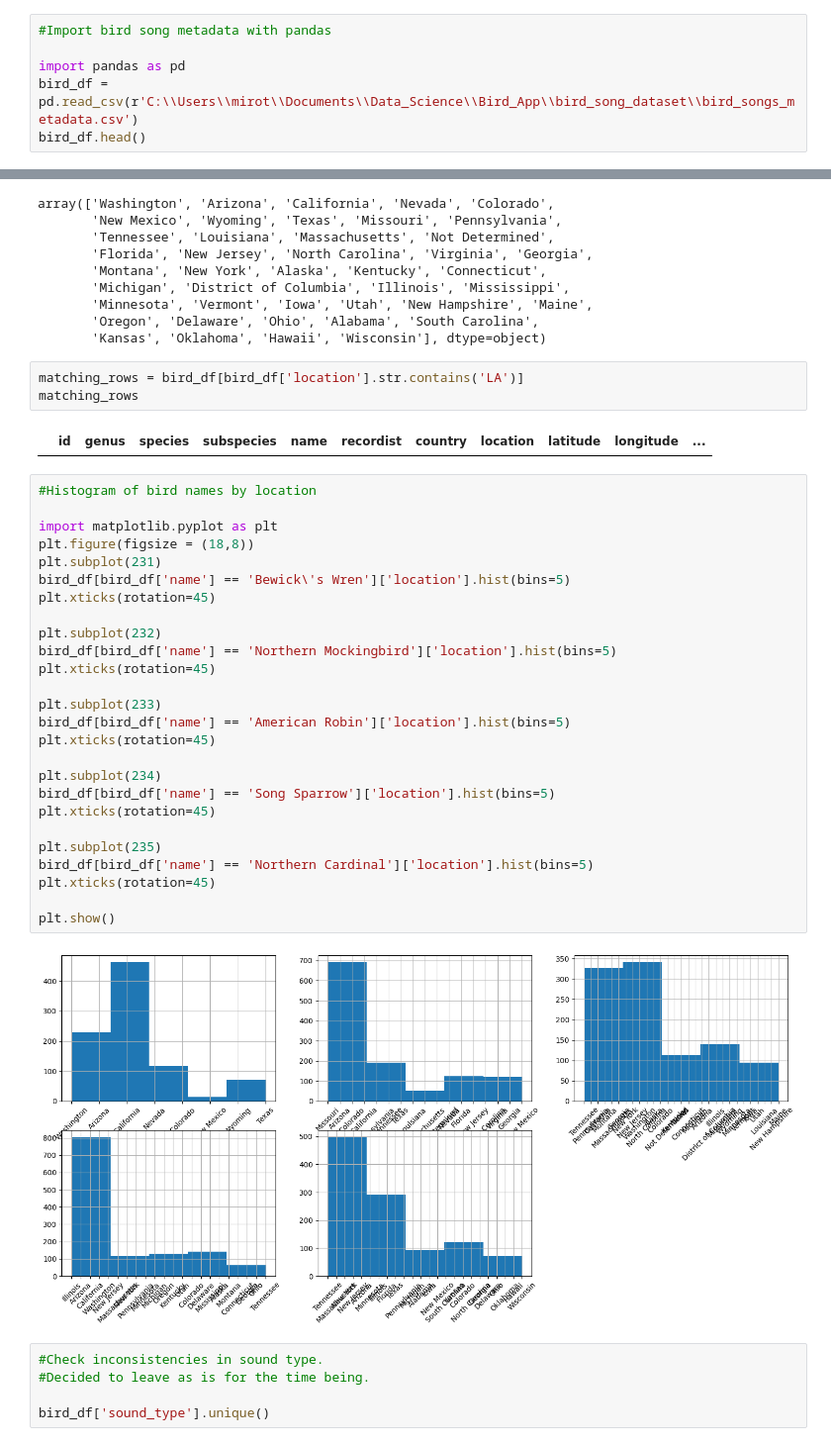
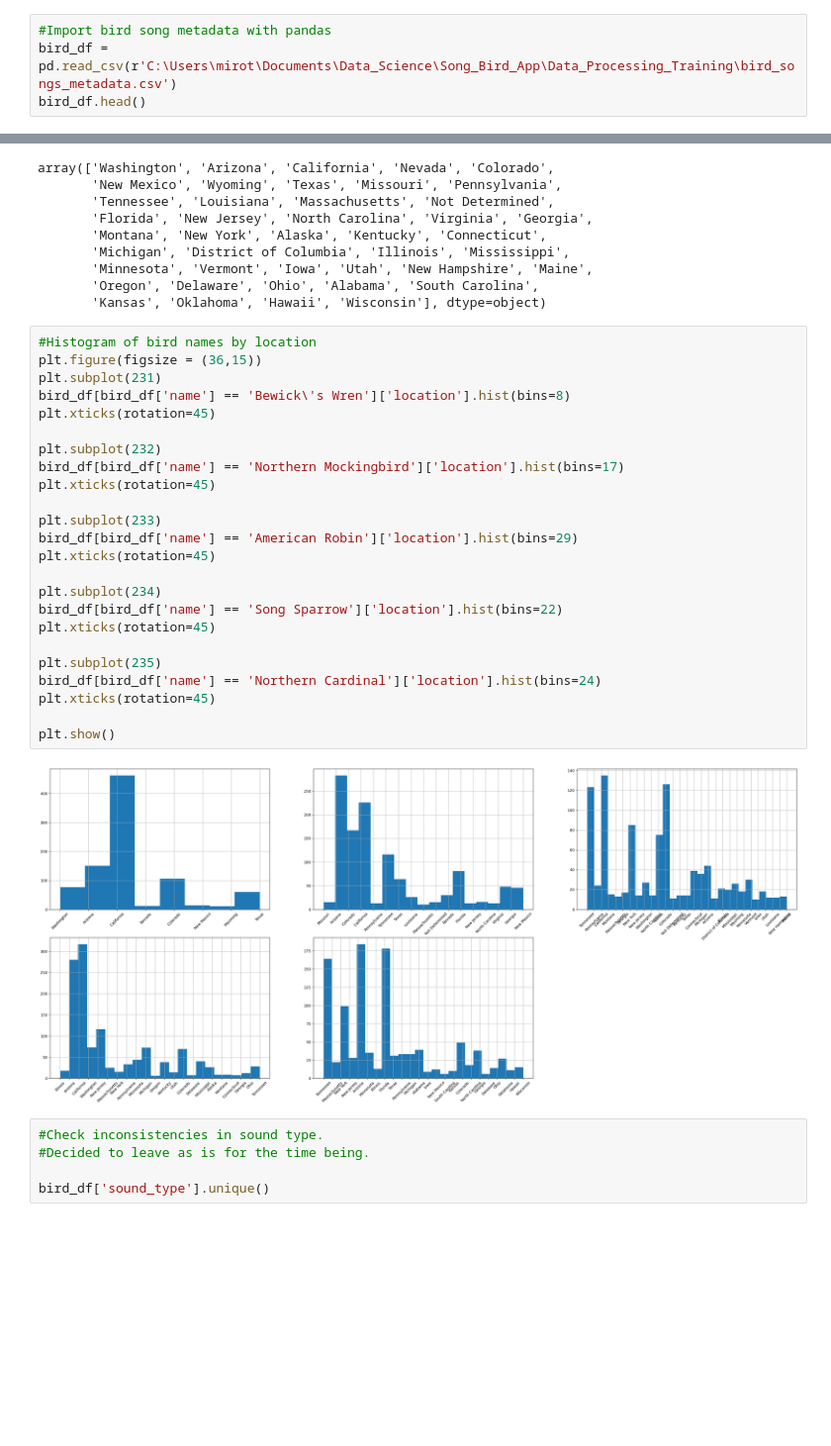
Before and after one commit to SantMiro/Song_Bird_App, a Jupyter notebook: Data_Processing_Training/Bird_Songs_Data_Processing.ipynb, the cells around one changed output, grey strips where cells are left out. Shown: that part at 99% size. Cells and saved outputs as stored; diff of their text form; blank space fills up the shorter version.

Commit message:
Documentation of notebook

```diff
--- a/Data_Processing_Training/Bird_Songs_Data_Processing.ipynb
+++ b/Data_Processing_Training/Bird_Songs_Data_Processing.ipynb
@@ -34,8 +36,6 @@ pwd
 # %%
 #Import bird song metadata with pandas
-
-import pandas as pd
-bird_df = pd.read_csv(r'C:\\Users\\mirot\\Documents\\Data_Science\\Bird_App\\bird_song_dataset\\bird_songs_metadata.csv')
+bird_df = pd.read_csv(r'C:\Users\mirot\Documents\Data_Science\Song_Bird_App\Data_Processing_Training\bird_songs_metadata.csv')
 bird_df.head()
 # %% [output]
 |  | id | genus | species | subspecies | name | recordist | country | location | latitude | longitude | ... |
@@ -141,39 +133,32 @@ array(['Washington', 'Arizona', 'California', 'Nevada', 'Colorado',
        'Minnesota', 'Vermont', 'Iowa', 'Utah', 'New Hampshire', 'Maine',
        'Oregon', 'Delaware', 'Ohio', 'Alabama', 'South Carolina',
        'Kansas', 'Oklahoma', 'Hawaii', 'Wisconsin'], dtype=object)
-# %%
-matching_rows = bird_df[bird_df['location'].str.contains('LA')]
-matching_rows
-# %% [output]
-|  | id | genus | species | subspecies | name | recordist | country | location | latitude | longitude | ... |
 # %%
 #Histogram of bird names by location
-
-import matplotlib.pyplot as plt
-plt.figure(figsize = (18,8))
+plt.figure(figsize = (36,15))
 plt.subplot(231)
-bird_df[bird_df['name'] == 'Bewick\'s Wren']['location'].hist(bins=5)
+bird_df[bird_df['name'] == 'Bewick\'s Wren']['location'].hist(bins=8)
 plt.xticks(rotation=45)
 
 plt.subplot(232)
-bird_df[bird_df['name'] == 'Northern Mockingbird']['location'].hist(bins=5)
+bird_df[bird_df['name'] == 'Northern Mockingbird']['location'].hist(bins=17)
 plt.xticks(rotation=45)
 
 plt.subplot(233)
-bird_df[bird_df['name'] == 'American Robin']['location'].hist(bins=5)
+bird_df[bird_df['name'] == 'American Robin']['location'].hist(bins=29)
 plt.xticks(rotation=45)
 
 plt.subplot(234)
-bird_df[bird_df['name'] == 'Song Sparrow']['location'].hist(bins=5)
+bird_df[bird_df['name'] == 'Song Sparrow']['location'].hist(bins=22)
 plt.xticks(rotation=45)
 
 plt.subplot(235)
-bird_df[bird_df['name'] == 'Northern Cardinal']['location'].hist(bins=5)
+bird_df[bird_df['name'] == 'Northern Cardinal']['location'].hist(bins=24)
 plt.xticks(rotation=45)
 
 plt.show()
 # %% [output]
-[figure, old version]
+[figure, new version]
 # %%
 #Check inconsistencies in sound type.
 #Decided to leave as is for the time being.
```
Also changed, not shown: parts of 23 cells of this notebook.
